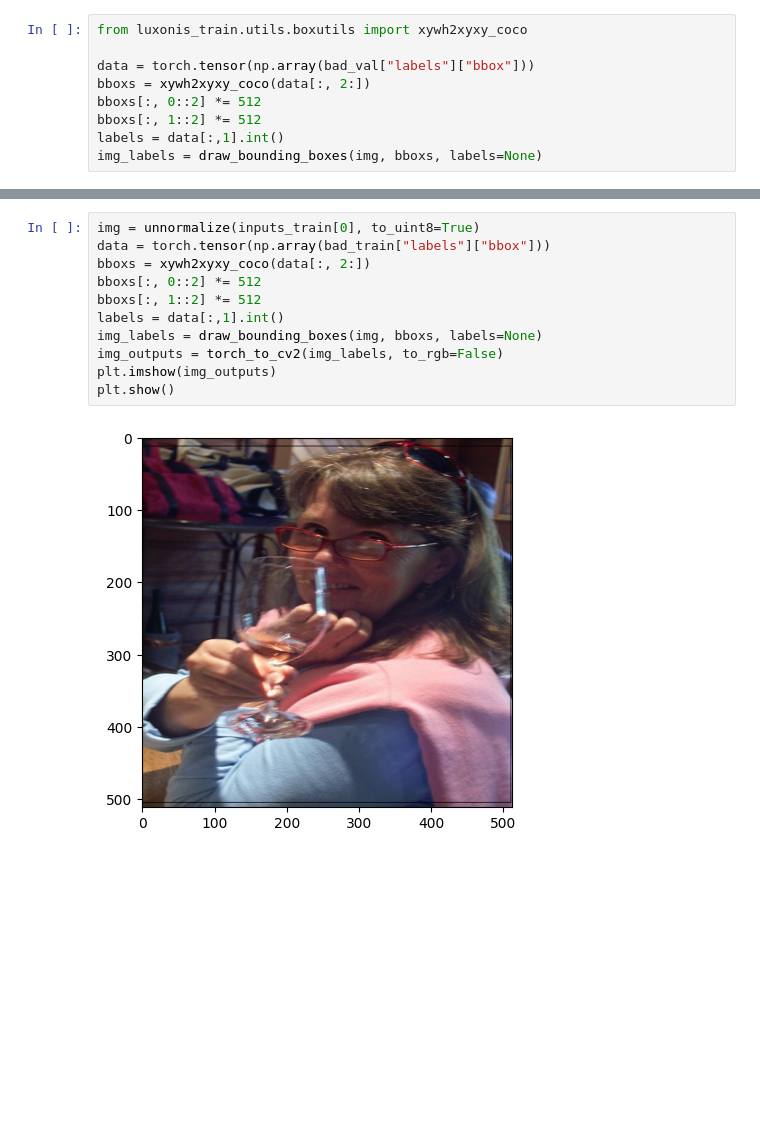
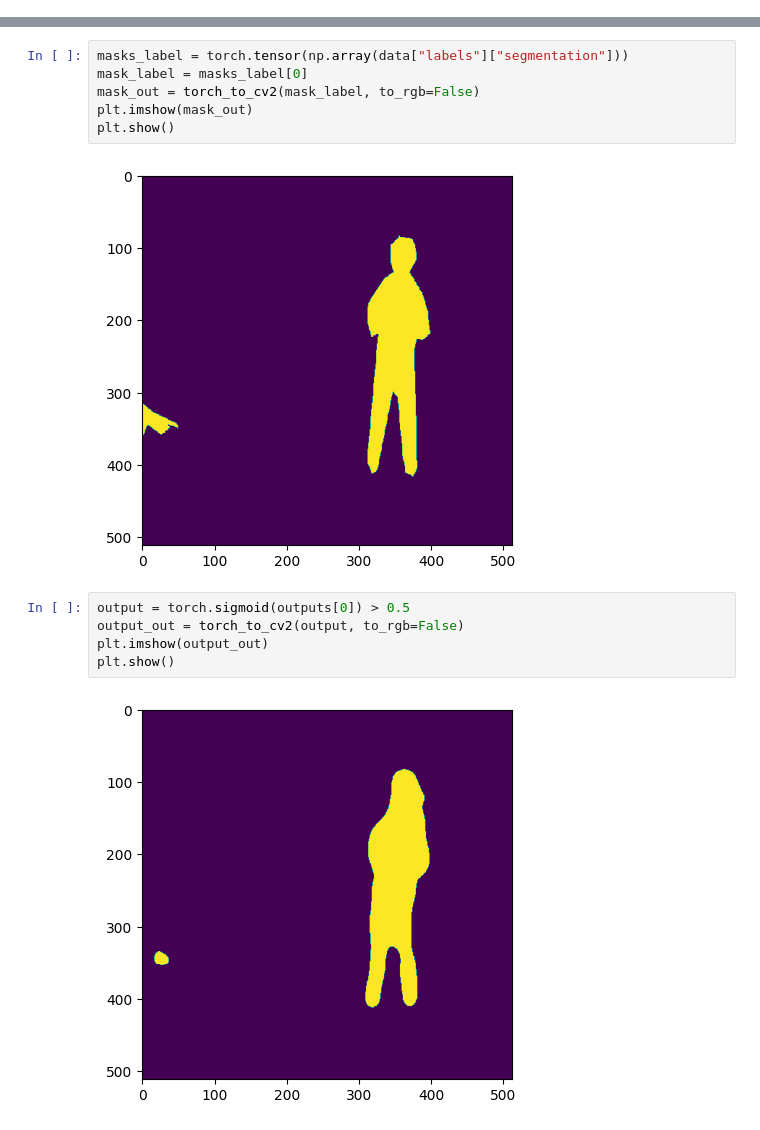
Before and after one commit to luxonis/models, a Jupyter notebook: debug.ipynb, the cells around one changed output, grey strips where cells are left out. Saved outputs shown, nothing was run; the diff lists cells and outputs as text; blank space fills up the shorter version.

```diff
--- a/debug.ipynb
+++ b/debug.ipynb
@@ -18,9 +27,0 @@ img = unnormalize(inputs_val[0], to_uint8=True)
-# %%
-from luxonis_train.utils.boxutils import xywh2xyxy_coco
-
-data = torch.tensor(np.array(bad_val["labels"]["bbox"]))
-bboxs = xywh2xyxy_coco(data[:, 2:])
-bboxs[:, 0::2] *= 512
-bboxs[:, 1::2] *= 512
-labels = data[:,1].int()
-img_labels = draw_bounding_boxes(img, bboxs, labels=None)
@@ -42,13 +28,15 @@ torch.Size([1, 3, 512, 512])
-# %%
-img = unnormalize(inputs_train[0], to_uint8=True)
-data = torch.tensor(np.array(bad_train["labels"]["bbox"]))
-bboxs = xywh2xyxy_coco(data[:, 2:])
-bboxs[:, 0::2] *= 512
-bboxs[:, 1::2] *= 512
-labels = data[:,1].int()
-img_labels = draw_bounding_boxes(img, bboxs, labels=None)
-img_outputs = torch_to_cv2(img_labels, to_rgb=False)
-plt.imshow(img_outputs)
-plt.show()
-# %% [output]
-[figure, removed]
+# %%
+masks_label = torch.tensor(np.array(data["labels"]["segmentation"]))
+mask_label = masks_label[0]
+mask_out = torch_to_cv2(mask_label, to_rgb=False)
+plt.imshow(mask_out)
+plt.show()
+# %% [output]
+[figure, added]
+# %%
+output = torch.sigmoid(outputs[0]) > 0.5
+output_out = torch_to_cv2(output, to_rgb=False)
+plt.imshow(output_out)
+plt.show()
+# %% [output]
+[figure, added]
```
Also changed, not shown: parts of 13 cells of this notebook.
